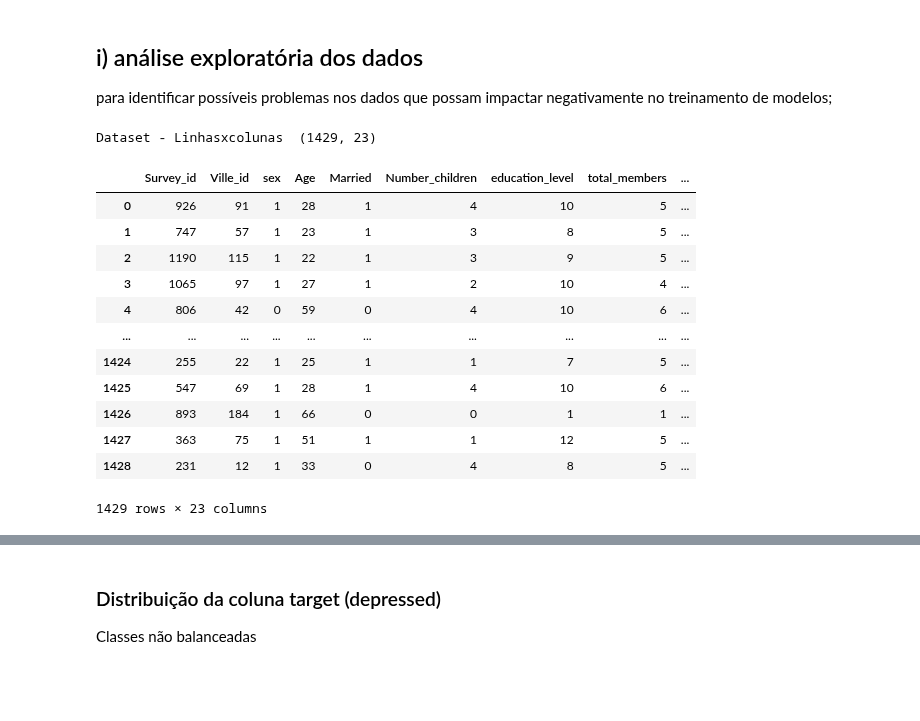
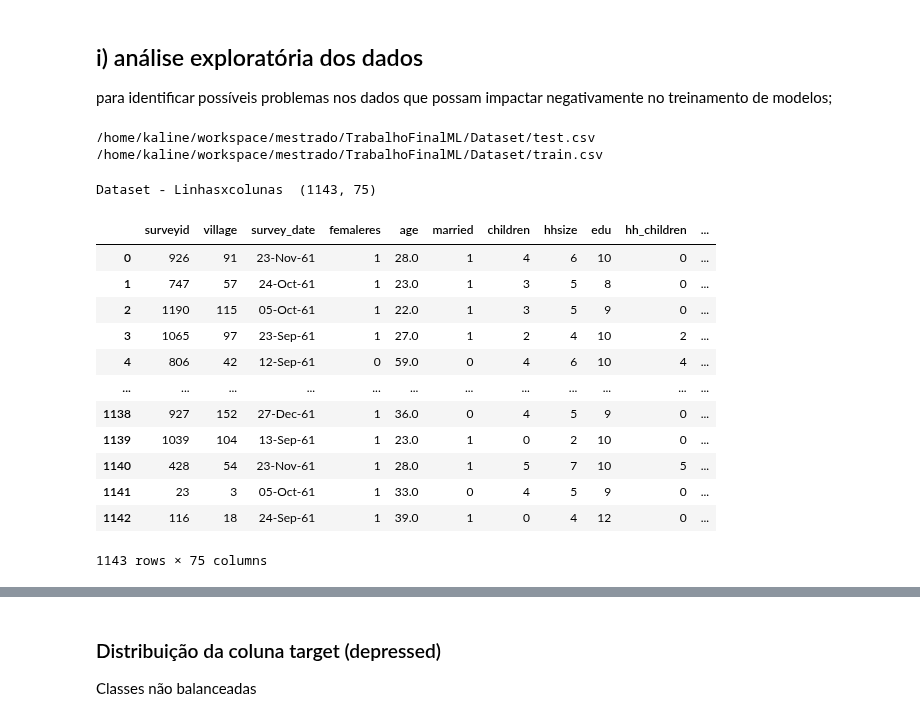
Before and after one commit to kaline/TrabalhoFinalML, a Jupyter notebook: dataset.ipynb, the cells around one changed output, grey strips where cells are left out. Saved outputs shown, nothing was run; the diff lists cells and outputs as text; code cells hidden in the pictures; blank space fills up the shorter version.

```diff
--- a/dataset.ipynb
+++ b/dataset.ipynb
@@ -102,36 +102,39 @@ from mpl_toolkits.mplot3d import Axes3D
 para identificar possíveis problemas nos
 dados que possam impactar negativamente no treinamento de modelos;
 # %%
-for dirname, _, filenames in os.walk('/home/kaline/workspace/mestrado/TrabalhoFinalML/'):
+for dirname, _, filenames in os.walk('/home/kaline/workspace/mestrado/TrabalhoFinalML/Dataset'):
     for filename in filenames:
         print(os.path.join(dirname, filename))
+# %% [output]
+/home/kaline/workspace/mestrado/TrabalhoFinalML/Dataset/test.csv
+/home/kaline/workspace/mestrado/TrabalhoFinalML/Dataset/train.csv
 # %%
 target_column_name = 'depressed'
 # %%
 def DataLoading():
-    df = pd.read_csv('b_depressed.csv')
+    df = pd.read_csv('train.csv')
     print('Dataset - Linhasxcolunas ', df.shape)
 
 
     return df
 
 df = DataLoading()
 df
 # %% [output]
-Dataset - Linhasxcolunas  (1429, 23)
+Dataset - Linhasxcolunas  (1143, 75)
-|  | Survey_id | Ville_id | sex | Age | Married | Number_children | education_level | total_members | ... |
-| 0 | 926 | 91 | 1 | 28 | 1 | 4 | 10 | 5 | ... |
-| 1 | 747 | 57 | 1 | 23 | 1 | 3 | 8 | 5 | ... |
-| 2 | 1190 | 115 | 1 | 22 | 1 | 3 | 9 | 5 | ... |
-| 3 | 1065 | 97 | 1 | 27 | 1 | 2 | 10 | 4 | ... |
-| 4 | 806 | 42 | 0 | 59 | 0 | 4 | 10 | 6 | ... |
-| ... | ... | ... | ... | ... | ... | ... | ... | ... | ... |
-| 1424 | 255 | 22 | 1 | 25 | 1 | 1 | 7 | 5 | ... |
-| 1425 | 547 | 69 | 1 | 28 | 1 | 4 | 10 | 6 | ... |
-| 1426 | 893 | 184 | 1 | 66 | 0 | 0 | 1 | 1 | ... |
-| 1427 | 363 | 75 | 1 | 51 | 1 | 1 | 12 | 5 | ... |
-| 1428 | 231 | 12 | 1 | 33 | 0 | 4 | 8 | 5 | ... |
+|  | surveyid | village | survey_date | femaleres | age | married | children | hhsize | edu | hh_children | ... |
+| 0 | 926 | 91 | 23-Nov-61 | 1 | 28.0 | 1 | 4 | 6 | 10 | 0 | ... |
+| 1 | 747 | 57 | 24-Oct-61 | 1 | 23.0 | 1 | 3 | 5 | 8 | 0 | ... |
+| 2 | 1190 | 115 | 05-Oct-61 | 1 | 22.0 | 1 | 3 | 5 | 9 | 0 | ... |
+| 3 | 1065 | 97 | 23-Sep-61 | 1 | 27.0 | 1 | 2 | 4 | 10 | 2 | ... |
+| 4 | 806 | 42 | 12-Sep-61 | 0 | 59.0 | 0 | 4 | 6 | 10 | 4 | ... |
+| ... | ... | ... | ... | ... | ... | ... | ... | ... | ... | ... | ... |
+| 1138 | 927 | 152 | 27-Dec-61 | 1 | 36.0 | 0 | 4 | 5 | 9 | 0 | ... |
+| 1139 | 1039 | 104 | 13-Sep-61 | 1 | 23.0 | 1 | 0 | 2 | 10 | 0 | ... |
+| 1140 | 428 | 54 | 23-Nov-61 | 1 | 28.0 | 1 | 5 | 7 | 10 | 5 | ... |
+| 1141 | 23 | 3 | 05-Oct-61 | 1 | 33.0 | 0 | 4 | 5 | 9 | 0 | ... |
+| 1142 | 116 | 18 | 24-Sep-61 | 1 | 39.0 | 1 | 0 | 4 | 12 | 0 | ... |
-1429 rows × 23 columns
+1143 rows × 75 columns
 # %%
 df.hist(figsize=(20, 15))
 # %% [output]
```
Also changed, not shown: parts of 32 cells of this notebook, 3 other files.
